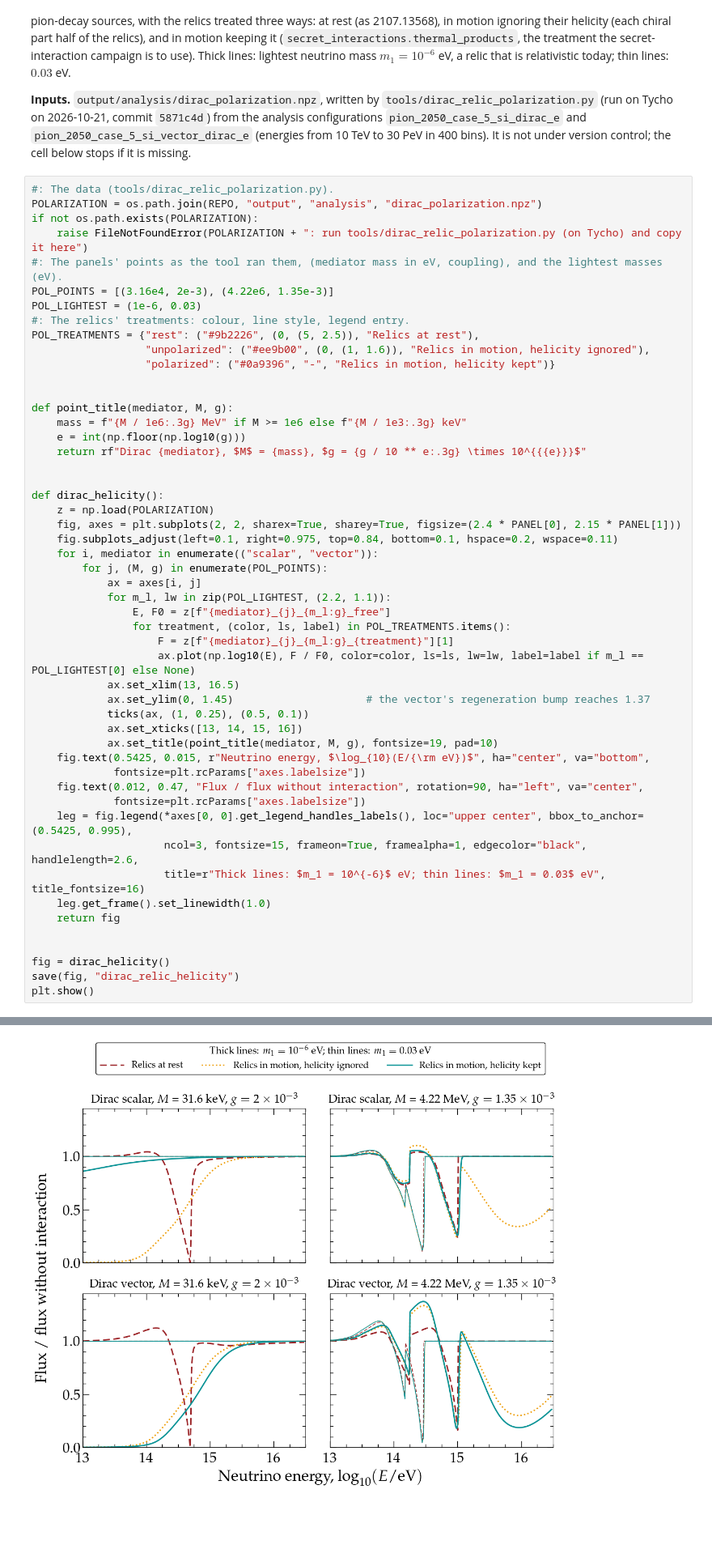
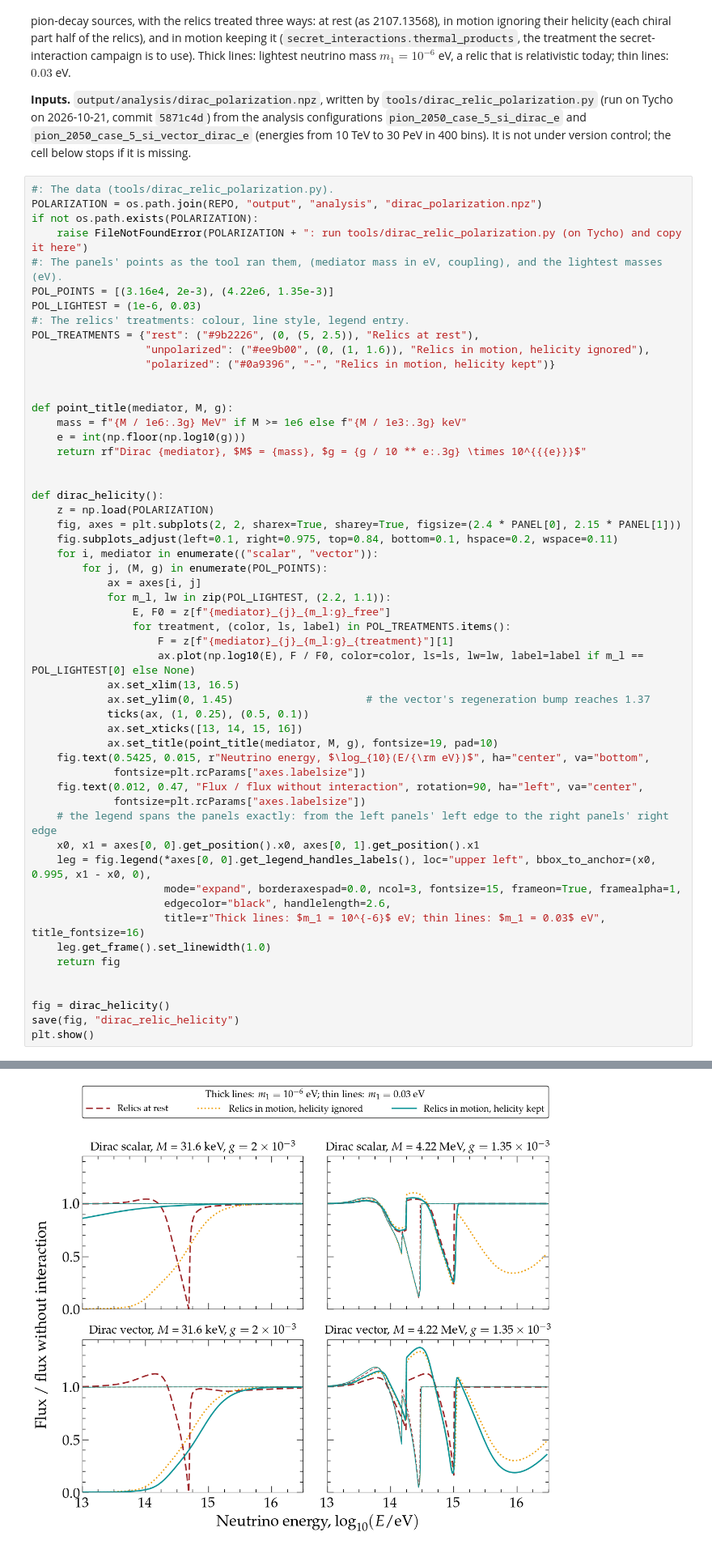
Before and after one commit to mbustama/NuLRIDarkPortal, a Jupyter notebook: notebooks/paper_figures.ipynb, the cells around one changed output, grey strips where cells are left out. Shown at 81% size. Drawn from its saved outputs; the diff is of its cells as text; blank space fills up the shorter version.

Commit message:
Paper notebook: the Dirac helicity figure's legend spans the panels exactly (left panels' left edge to right panels' right edge)
Co-Authored-By: Claude Opus 5.5 <noreply@anthropic.com>

```diff
--- a/notebooks/paper_figures.ipynb
+++ b/notebooks/paper_figures.ipynb
@@ -282,36 +282,39 @@ def dirac_helicity():
     z = np.load(POLARIZATION)
     fig, axes = plt.subplots(2, 2, sharex=True, sharey=True, figsize=(2.4 * PANEL[0], 2.15 * PANEL[1]))
     fig.subplots_adjust(left=0.1, right=0.975, top=0.84, bottom=0.1, hspace=0.2, wspace=0.11)
     for i, mediator in enumerate(("scalar", "vector")):
         for j, (M, g) in enumerate(POL_POINTS):
             ax = axes[i, j]
             for m_l, lw in zip(POL_LIGHTEST, (2.2, 1.1)):
                 E, F0 = z[f"{mediator}_{j}_{m_l:g}_free"]
                 for treatment, (color, ls, label) in POL_TREATMENTS.items():
                     F = z[f"{mediator}_{j}_{m_l:g}_{treatment}"][1]
                     ax.plot(np.log10(E), F / F0, color=color, ls=ls, lw=lw, label=label if m_l == POL_LIGHTEST[0] else None)
             ax.set_xlim(13, 16.5)
             ax.set_ylim(0, 1.45)                     # the vector's regeneration bump reaches 1.37
             ticks(ax, (1, 0.25), (0.5, 0.1))
             ax.set_xticks([13, 14, 15, 16])
             ax.set_title(point_title(mediator, M, g), fontsize=19, pad=10)
     fig.text(0.5425, 0.015, r"Neutrino energy, $\log_{10}(E/{\rm eV})$", ha="center", va="bottom",
              fontsize=plt.rcParams["axes.labelsize"])
     fig.text(0.012, 0.47, "Flux / flux without interaction", rotation=90, ha="left", va="center",
              fontsize=plt.rcParams["axes.labelsize"])
-    leg = fig.legend(*axes[0, 0].get_legend_handles_labels(), loc="upper center", bbox_to_anchor=(0.5425, 0.995),
-                     ncol=3, fontsize=15, frameon=True, framealpha=1, edgecolor="black", handlelength=2.6,
+    # the legend spans the panels exactly: from the left panels' left edge to the right panels' right edge
+    x0, x1 = axes[0, 0].get_position().x0, axes[0, 1].get_position().x1
+    leg = fig.legend(*axes[0, 0].get_legend_handles_labels(), loc="upper left", bbox_to_anchor=(x0, 0.995, x1 - x0, 0),
+                     mode="expand", borderaxespad=0.0, ncol=3, fontsize=15, frameon=True, framealpha=1,
+                     edgecolor="black", handlelength=2.6,
                      title=r"Thick lines: $m_1 = 10^{-6}$ eV; thin lines: $m_1 = 0.03$ eV", title_fontsize=16)
     leg.get_frame().set_linewidth(1.0)
     return fig
 
 
 fig = dirac_helicity()
 save(fig, "dirac_relic_helicity")
 plt.show()
 # %% [output]
 saved paper/figures/dirac_relic_helicity.pdf
-[figure, old version]
+[figure, new version]
 # %% [markdown]
 **Reading it.** For the scalar, the resonance on the lightest relic nearly disappears when that relic is relativistic:
 at 31.6 keV and $m_1 = 10^{-6}$ eV the flux at 10 TeV keeps 86% where ignoring the helicity absorbs it all, and at
```
Also changed, not shown: 1 other file.
